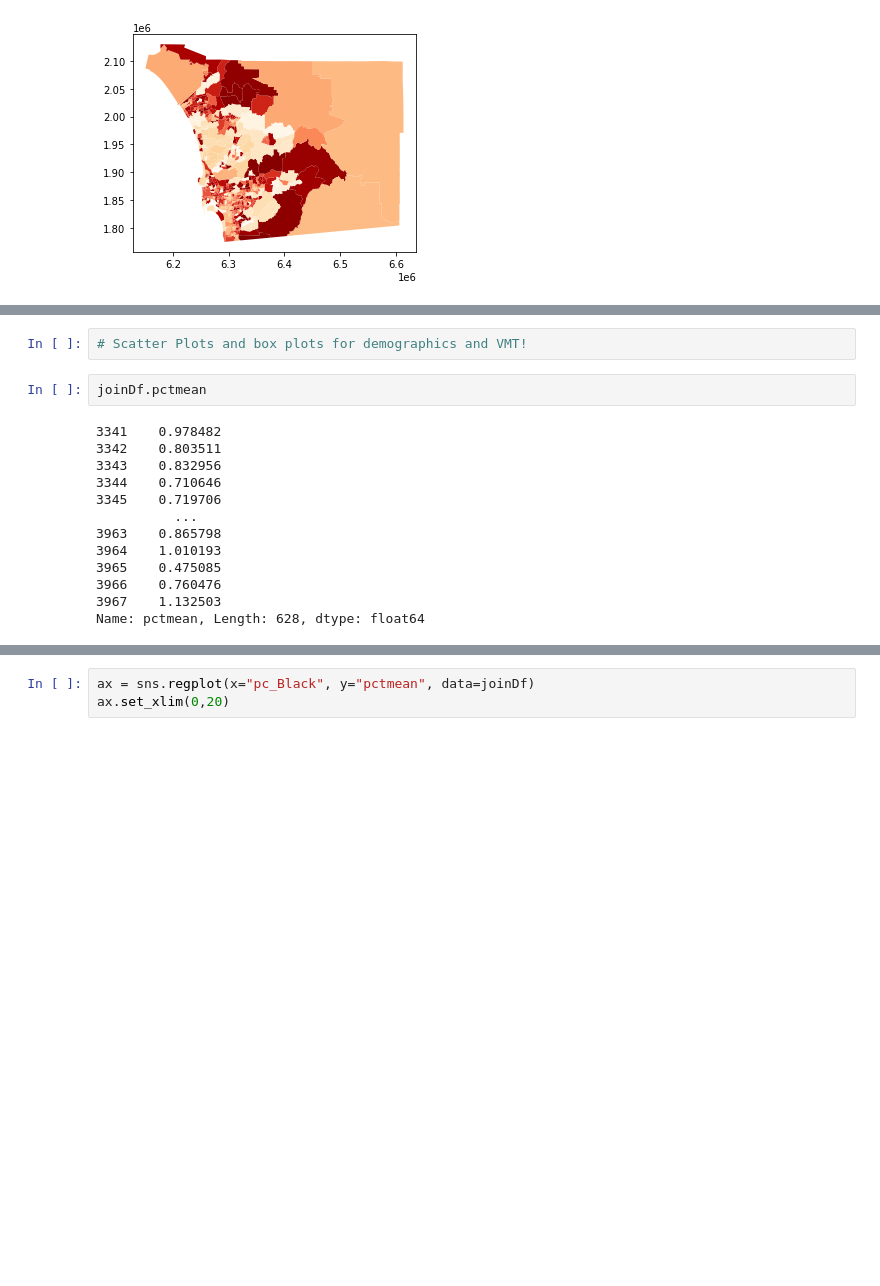
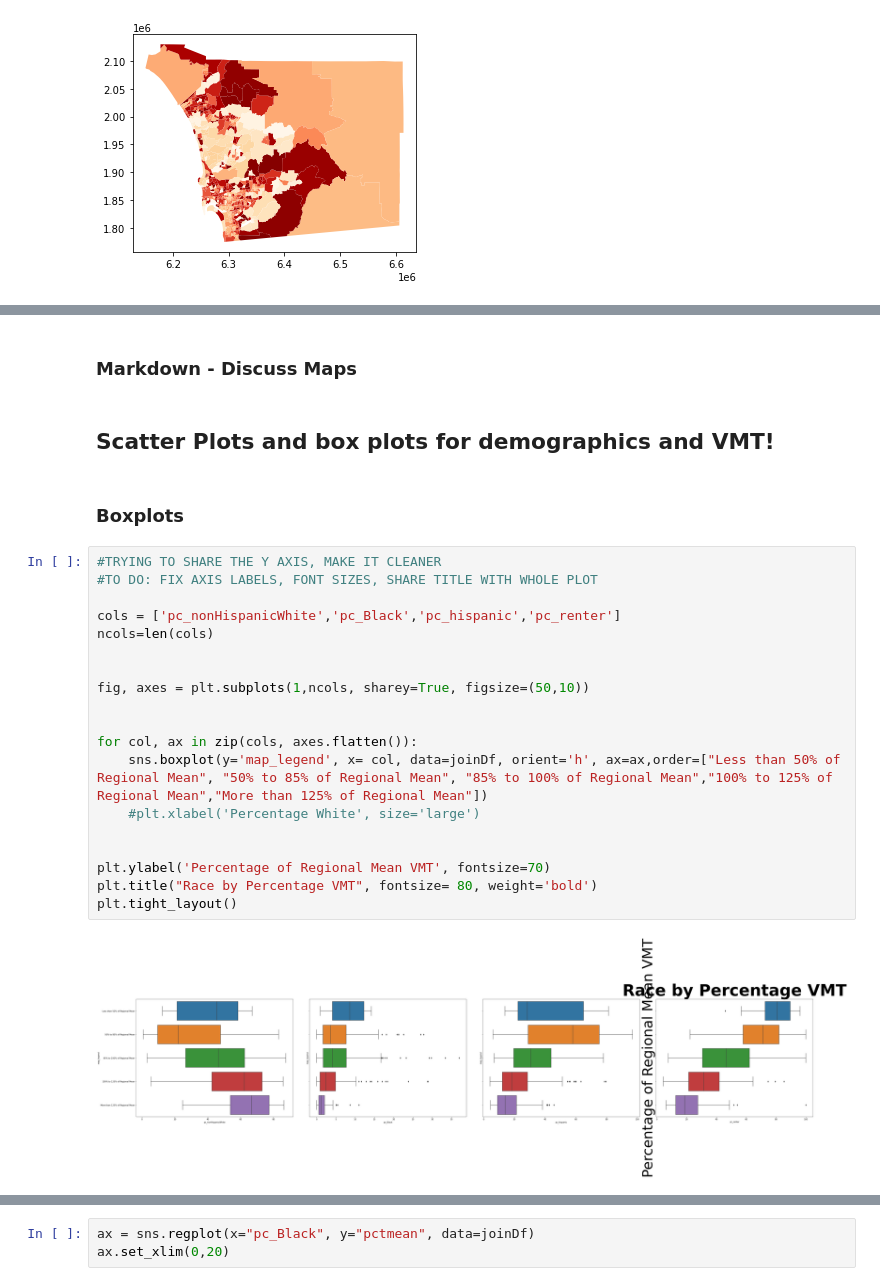
Before and after one commit to ffreeman1234/UDS-VMT-Project, a Jupyter notebook: Project/Project.ipynb, the cells around one changed output, grey strips where cells are left out. Cells and saved outputs as stored; diff of their text form; blank space fills up the shorter version.

```diff
--- a/Project/Project.ipynb
+++ b/Project/Project.ipynb
@@ -191,17 +145,27 @@ ax2 =joinDf.plot('median_income',  cmap='OrRd', legend=False)
-# %%
-# Scatter Plots and box plots for demographics and VMT!
-# %%
-joinDf.pctmean
-# %% [output]
-3341    0.978482
-3342    0.803511
-3343    0.832956
-3344    0.710646
-3345    0.719706
-          ...
-3963    0.865798
-3964    1.010193
-3965    0.475085
-3966    0.760476
-3967    1.132503
-Name: pctmean, Length: 628, dtype: float64
+# %% [markdown]
+### Markdown - Discuss Maps
+# %% [markdown]
+## Scatter Plots and box plots for demographics and VMT!
+# %% [markdown]
+### Boxplots
+# %%
+#TRYING TO SHARE THE Y AXIS, MAKE IT CLEANER
+#TO DO: FIX AXIS LABELS, FONT SIZES, SHARE TITLE WITH WHOLE PLOT
+
+cols = ['pc_nonHispanicWhite','pc_Black','pc_hispanic','pc_renter']
+ncols=len(cols)
+
+
+fig, axes = plt.subplots(1,ncols, sharey=True, figsize=(50,10))
+
+
+for col, ax in zip(cols, axes.flatten()):
+    sns.boxplot(y='map_legend', x= col, data=joinDf, orient='h', ax=ax,order=["Less than 50% of Regional Mean", "50% to 85% of Regional Mean", "85% to 100% of Regional Mean","100% to 125% of Regional Mean","More than 125% of Regional Mean"])
+    #plt.xlabel('Percentage White', size='large')
+
+
+plt.ylabel('Percentage of Regional Mean VMT', fontsize=70)
+plt.title("Race by Percentage VMT", fontsize= 80, weight='bold')
+plt.tight_layout()
+# %% [output]
+[figure, added]
```
Also changed, not shown: parts of 34 cells of this notebook.
